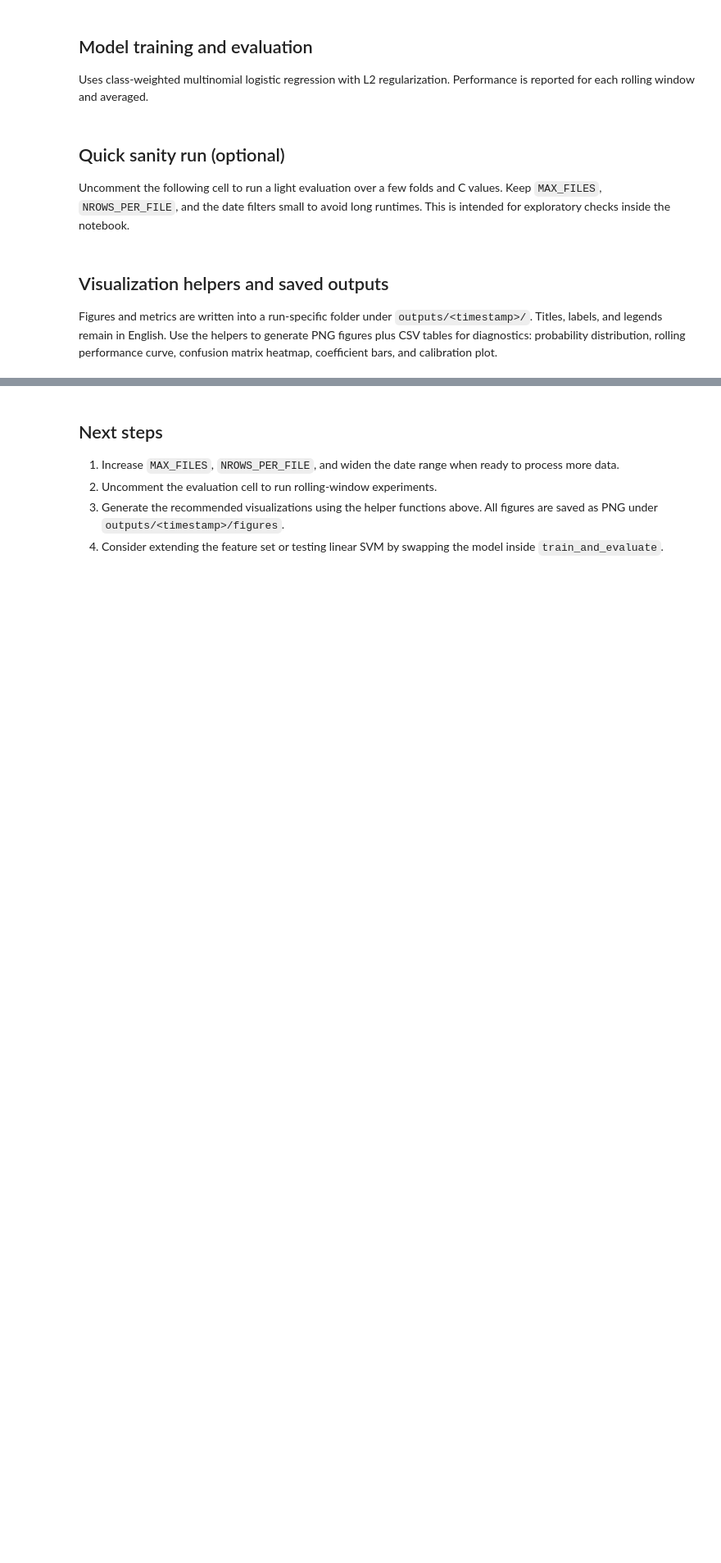
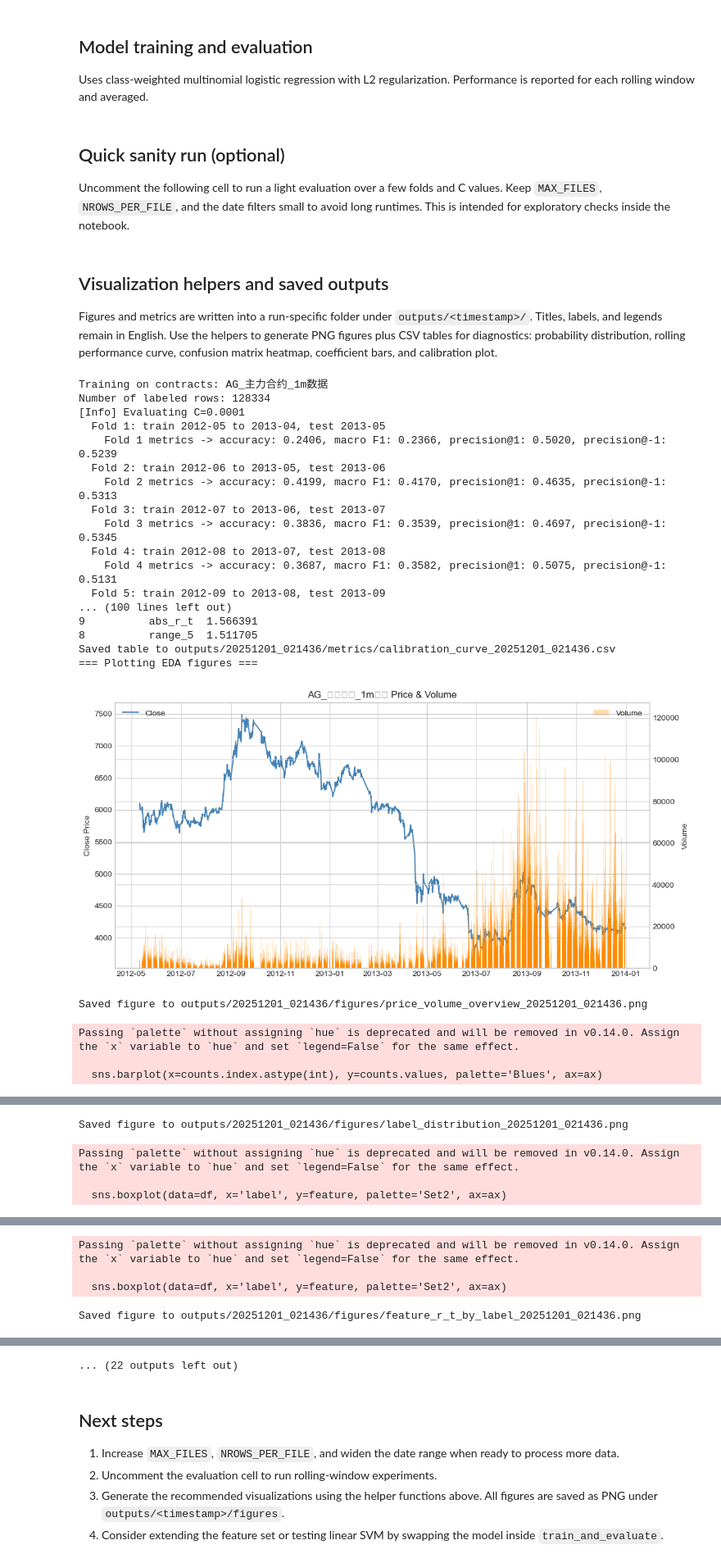
Before and after one commit to NianXi1020/ESL-ML-Methods-Chinese-Future-Data, a Jupyter notebook: baseline_notebook.ipynb, the cells around one changed output, grey strips where cells are left out. Shown at 82% size. Cells and saved outputs as stored; diff of their text form; code cells hidden in the pictures; blank space fills up the shorter version.

Commit message:
Update baseline notebook with full logistic model & visualization pipeline

```diff
--- a/baseline_notebook.ipynb
+++ b/baseline_notebook.ipynb
@@ -40,11 +40,11 @@ DATA_DIR = Path('2005年__20250905')
 MAX_FILES: Optional[int] = 1
 
 # Optional cap on rows per file for quick experiments (set to None to load full file)
-NROWS_PER_FILE: Optional[int] = 200_000
+NROWS_PER_FILE: Optional[int] = None
 
 # Time window filter (inclusive). Use None to skip filtering.
-START_DATE: Optional[str] = '2010-01-01'
-END_DATE: Optional[str] = '2012-12-31'
+START_DATE: Optional[str] = '2005-01-01'
+END_DATE: Optional[str] = '2013-12-31'
 
 # Time-stamped output folders for each run
 RUN_TIMESTAMP = datetime.now().strftime('%Y%m%d_%H%M%S')
@@ -182,7 +198,7 @@ print(list(data_feat.columns)[:15])
 
 Creates the three-class label with threshold `alpha`. Labels align `X_t` with `Y_{t+1}` by shifting the close price by one minute. Rows with missing features or labels are dropped together.
 # %%
-def generate_labels(df: pd.DataFrame, alpha: float = 0.001) -> pd.DataFrame:
+def generate_labels(df: pd.DataFrame, alpha: float = 0.000001) -> pd.DataFrame:
     '''Generate direction labels using the provided alpha threshold.'''
     df = df.copy()
     close_next = df['close'].shift(-1)
@@ -194,7 +210,7 @@ def generate_labels(df: pd.DataFrame, alpha: float = 0.001) -> pd.DataFrame:
     return df
 
 if not data_feat.empty:
-    data_labeled = generate_labels(data_feat, alpha=0.001)
+    data_labeled = generate_labels(data_feat, alpha=0.000001)
     # Drop rows with any missing values from feature construction or the shifted label
     data_labeled = data_labeled.dropna().reset_index(drop=True)
 else:
@@ -613,0 +730,37 @@ def plot_calibration_curve_from_df(calib_df: pd.DataFrame):
+# %%
+if not data_labeled.empty:
+    candidate_C = [0.0001, 0.001, 0.01, 0.1, 1.0]
+    results = run_full_pipeline(
+        data_raw=data_raw,
+        data_labeled=data_labeled,
+        csv_files=csv_files,
+        C_values=candidate_C,
+        feature_list=BASELINE_FEATURES,
+        boxplot_features=BASELINE_FEATURES[:5],
+    )
+else:
+    print("data_labeled is empty, skip training and plotting.")
+    results = {}
+# %% [output]
+Training on contracts: AG_主力合约_1m数据
+Number of labeled rows: 128334
+[Info] Evaluating C=0.0001
+  Fold 1: train 2012-05 to 2013-04, test 2013-05
+    Fold 1 metrics -> accuracy: 0.2406, macro F1: 0.2366, precision@1: 0.5020, precision@-1: 0.5239
+  Fold 2: train 2012-06 to 2013-05, test 2013-06
+    Fold 2 metrics -> accuracy: 0.4199, macro F1: 0.4170, precision@1: 0.4635, precision@-1: 0.5313
+  Fold 3: train 2012-07 to 2013-06, test 2013-07
+    Fold 3 metrics -> accuracy: 0.3836, macro F1: 0.3539, precision@1: 0.4697, precision@-1: 0.5345
+  Fold 4: train 2012-08 to 2013-07, test 2013-08
+    Fold 4 metrics -> accuracy: 0.3687, macro F1: 0.3582, precision@1: 0.5075, precision@-1: 0.5131
+  Fold 5: train 2012-09 to 2013-08, test 2013-09
+... (100 lines left out)
+9          abs_r_t  1.566391
+8          range_5  1.511705
+Saved table to outputs/20251201_021436/metrics/calibration_curve_20251201_021436.csv
+=== Plotting EDA figures ===
+[figure, added]
+Saved figure to outputs/20251201_021436/figures/price_volume_overview_20251201_021436.png
+Passing `palette` without assigning `hue` is deprecated and will be removed in v0.14.0. Assign the `x` variable to `hue` and set `legend=False` for the same effect.
+
+  sns.barplot(x=counts.index.astype(int), y=counts.values, palette='Blues', ax=ax)
@@ -613,0 +768,4 @@ def plot_calibration_curve_from_df(calib_df: pd.DataFrame):
+Saved figure to outputs/20251201_021436/figures/label_distribution_20251201_021436.png
+Passing `palette` without assigning `hue` is deprecated and will be removed in v0.14.0. Assign the `x` variable to `hue` and set `legend=False` for the same effect.
+
+  sns.boxplot(data=df, x='label', y=feature, palette='Set2', ax=ax)
@@ -613,0 +773,4 @@ def plot_calibration_curve_from_df(calib_df: pd.DataFrame):
+Passing `palette` without assigning `hue` is deprecated and will be removed in v0.14.0. Assign the `x` variable to `hue` and set `legend=False` for the same effect.
+
+  sns.boxplot(data=df, x='label', y=feature, palette='Set2', ax=ax)
+Saved figure to outputs/20251201_021436/figures/feature_r_t_by_label_20251201_021436.png
@@ -614,3 +781,4 @@ def plot_calibration_curve_from_df(calib_df: pd.DataFrame):
+... (22 outputs left out)
 # %% [markdown]
 ## Next steps
 
```
Also changed, not shown: parts of 10 cells of this notebook.
